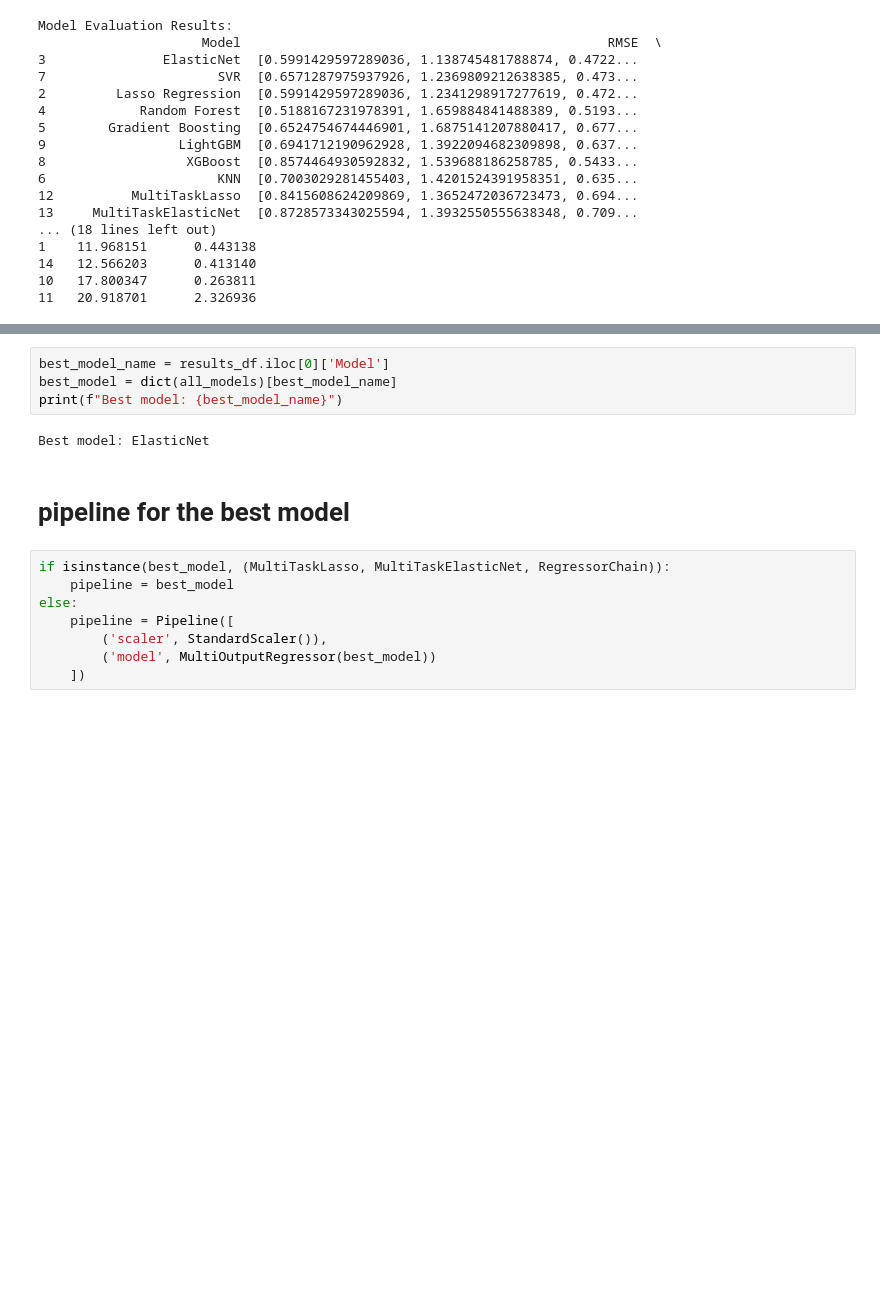
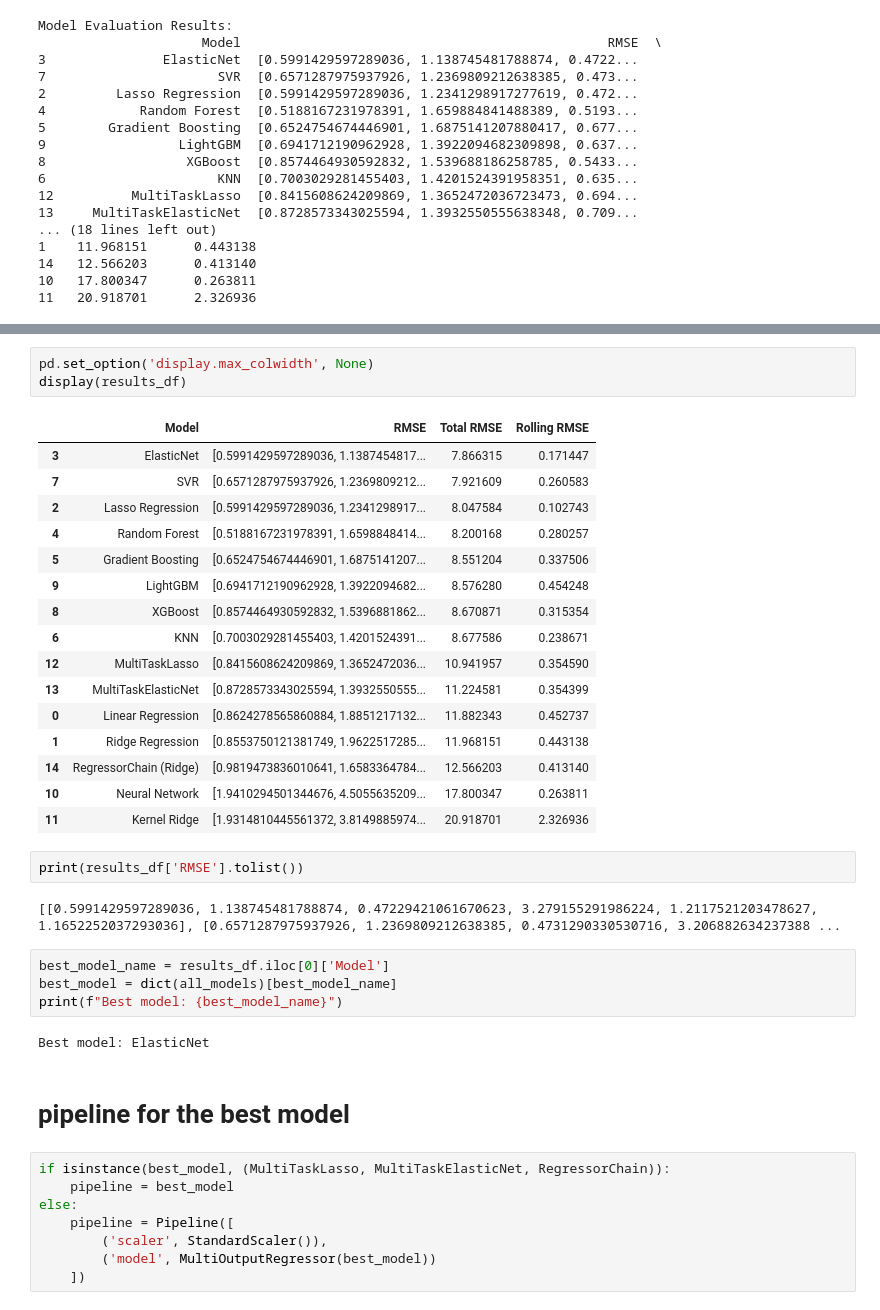
Before and after one commit to apostoloska21/reference_day, a Jupyter notebook: task2_week2/notebooks/forecasting_dcl.ipynb, the cells around one changed output, grey strips where cells are left out. Saved outputs shown, nothing was run; the diff lists cells and outputs as text; blank space fills up the shorter version.

```diff
--- a/task2_week2/notebooks/forecasting_dcl.ipynb
+++ b/task2_week2/notebooks/forecasting_dcl.ipynb
@@ -311,11 +332,35 @@ Model Evaluation Results:
+# %%
+pd.set_option('display.max_colwidth', None)
+display(results_df)
+# %% [output]
+|  | Model | RMSE | Total RMSE | Rolling RMSE |
+| 3 | ElasticNet | [0.5991429597289036, 1.1387454817... | 7.866315 | 0.171447 |
+| 7 | SVR | [0.6571287975937926, 1.2369809212... | 7.921609 | 0.260583 |
+| 2 | Lasso Regression | [0.5991429597289036, 1.2341298917... | 8.047584 | 0.102743 |
+| 4 | Random Forest | [0.5188167231978391, 1.6598848414... | 8.200168 | 0.280257 |
+| 5 | Gradient Boosting | [0.6524754674446901, 1.6875141207... | 8.551204 | 0.337506 |
+| 9 | LightGBM | [0.6941712190962928, 1.3922094682... | 8.576280 | 0.454248 |
+| 8 | XGBoost | [0.8574464930592832, 1.5396881862... | 8.670871 | 0.315354 |
+| 6 | KNN | [0.7003029281455403, 1.4201524391... | 8.677586 | 0.238671 |
+| 12 | MultiTaskLasso | [0.8415608624209869, 1.3652472036... | 10.941957 | 0.354590 |
+| 13 | MultiTaskElasticNet | [0.8728573343025594, 1.3932550555... | 11.224581 | 0.354399 |
+| 0 | Linear Regression | [0.8624278565860884, 1.8851217132... | 11.882343 | 0.452737 |
+| 1 | Ridge Regression | [0.8553750121381749, 1.9622517285... | 11.968151 | 0.443138 |
+| 14 | RegressorChain (Ridge) | [0.9819473836010641, 1.6583364784... | 12.566203 | 0.413140 |
+| 10 | Neural Network | [1.9410294501344676, 4.5055635209... | 17.800347 | 0.263811 |
+| 11 | Kernel Ridge | [1.9314810445561372, 3.8149885974... | 20.918701 | 2.326936 |
+# %%
+print(results_df['RMSE'].tolist())
+# %% [output]
+[[0.5991429597289036, 1.138745481788874, 0.47229421061670623, 3.279155291986224, 1.2117521203478627, 1.1652252037293036], [0.6571287975937926, 1.2369809212638385, 0.4731290330530716, 3.206882634237388 ...
 # %%
 best_model_name = results_df.iloc[0]['Model']
 best_model = dict(all_models)[best_model_name]
 print(f"Best model: {best_model_name}")
 # %% [output]
 Best model: ElasticNet
-# %% [markdown]
-# pipeline for the best model
+# %% [markdown]
+# pipeline for the best model
 # %%
 if isinstance(best_model, (MultiTaskLasso, MultiTaskElasticNet, RegressorChain)):
     pipeline = best_model
```
Also changed, not shown: parts of 21 cells of this notebook.
